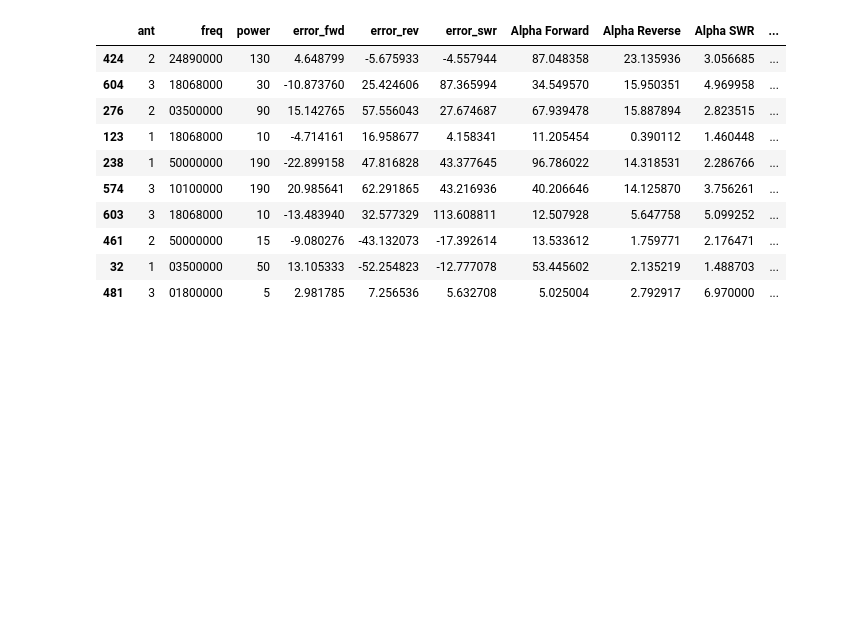
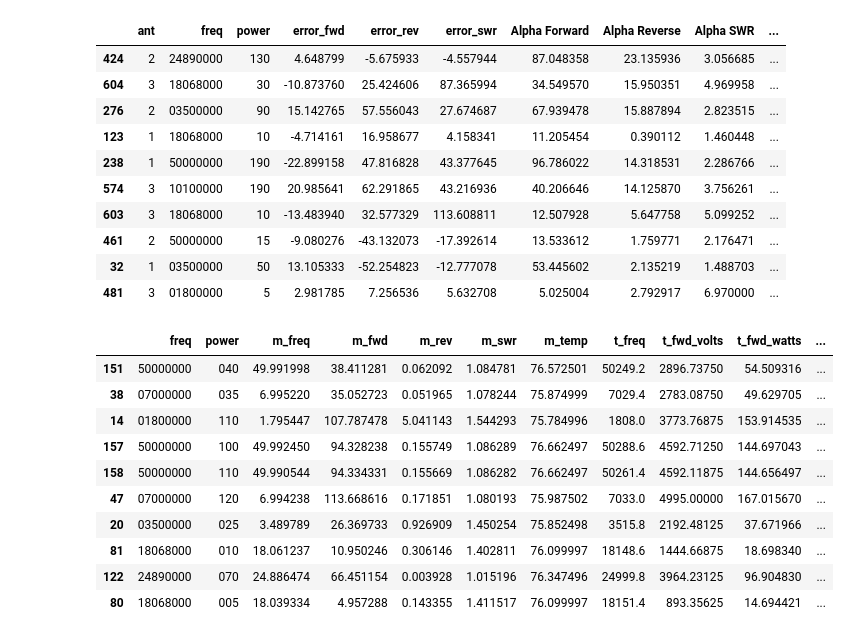
Before and after one commit to DaelonSuzuka/TunerLab, a Jupyter notebook: meter/reporting.ipynb, the cells around one changed output. Cells and saved outputs as stored; diff of their text form; code cells hidden in the pictures; blank space fills up the shorter version.

```diff
--- a/meter/reporting.ipynb
+++ b/meter/reporting.ipynb
@@ -141,6 +141,40 @@ df.sample(10)
 | 461 | 2 | 50000000 | 15 | -9.080276 | -43.132073 | -17.392614 | 13.533612 | 1.759771 | 2.176471 | ... |
 | 32 | 1 | 03500000 | 50 | 13.105333 | -52.254823 | -12.777078 | 53.445602 | 2.135219 | 1.488703 | ... |
 | 481 | 3 | 01800000 | 5 | 2.981785 | 7.256536 | 5.632708 | 5.025004 | 2.792917 | 6.970000 | ... |
+# %%
+
+def load_old_file(*files: str):
+    data = []
+    for filename in files:
+        with open(filename) as f:
+            for line in f.readlines():
+                if line.startswith('//'):
+                    continue
+
+                d = json.loads(line)
+
+                # drop all the metadata and the raw sample values
+                data.append(d)
+
+    df = pd.DataFrame(data)
+
+    return df
+
+old_data = load_old_file('old_data2.jsonl')
+# %%
+old_data.sample(10)
+# %% [output]
+|  | freq | power | m_freq | m_fwd | m_rev | m_swr | m_temp | t_freq | t_fwd_volts | t_fwd_watts | ... |
+| 151 | 50000000 | 040 | 49.991998 | 38.411281 | 0.062092 | 1.084781 | 76.572501 | 50249.2 | 2896.73750 | 54.509316 | ... |
+| 38 | 07000000 | 035 | 6.995220 | 35.052723 | 0.051965 | 1.078244 | 75.874999 | 7029.4 | 2783.08750 | 49.629705 | ... |
+| 14 | 01800000 | 110 | 1.795447 | 107.787478 | 5.041143 | 1.544293 | 75.784996 | 1808.0 | 3773.76875 | 153.914535 | ... |
+| 157 | 50000000 | 100 | 49.992450 | 94.328238 | 0.155749 | 1.086289 | 76.662497 | 50288.6 | 4592.71250 | 144.697043 | ... |
+| 158 | 50000000 | 110 | 49.990544 | 94.334331 | 0.155669 | 1.086282 | 76.662497 | 50261.4 | 4592.11875 | 144.656497 | ... |
+| 47 | 07000000 | 120 | 6.994238 | 113.668616 | 0.171851 | 1.080193 | 75.987502 | 7033.0 | 4995.00000 | 167.015670 | ... |
+| 20 | 03500000 | 025 | 3.489789 | 26.369733 | 0.926909 | 1.450254 | 75.852498 | 3515.8 | 2192.48125 | 37.671966 | ... |
+| 81 | 18068000 | 010 | 18.061237 | 10.950246 | 0.306146 | 1.402811 | 76.099997 | 18148.6 | 1444.66875 | 18.698340 | ... |
+| 122 | 24890000 | 070 | 24.886474 | 66.451154 | 0.003928 | 1.015196 | 76.347496 | 24999.8 | 3964.23125 | 96.904830 | ... |
+| 80 | 18068000 | 005 | 18.039334 | 4.957288 | 0.143355 | 1.411517 | 76.099997 | 18151.4 | 893.35625 | 14.694421 | ... |
 # %%
 import matplotlib as mp
 
```
Also changed, not shown: parts of 2 cells of this notebook.
